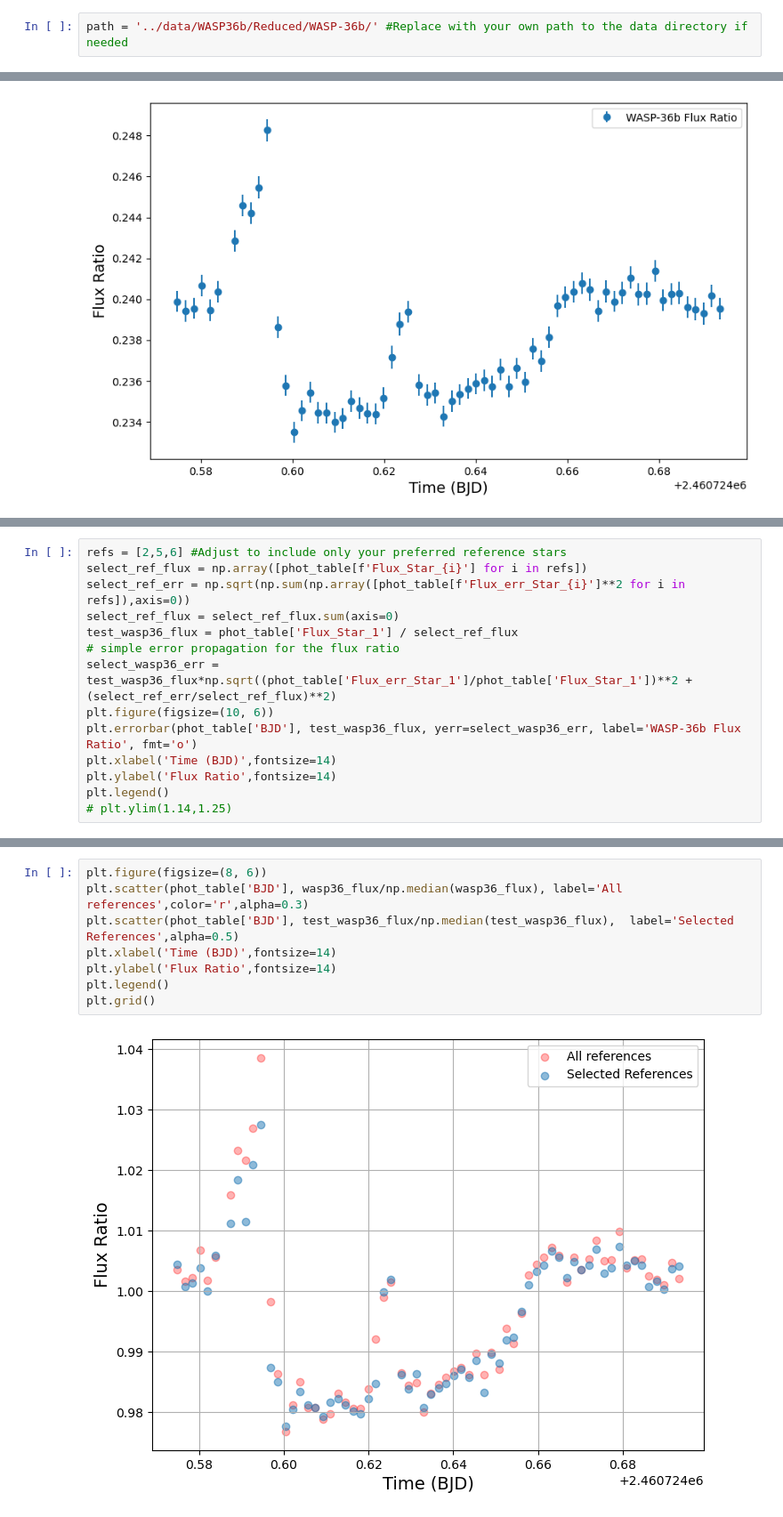
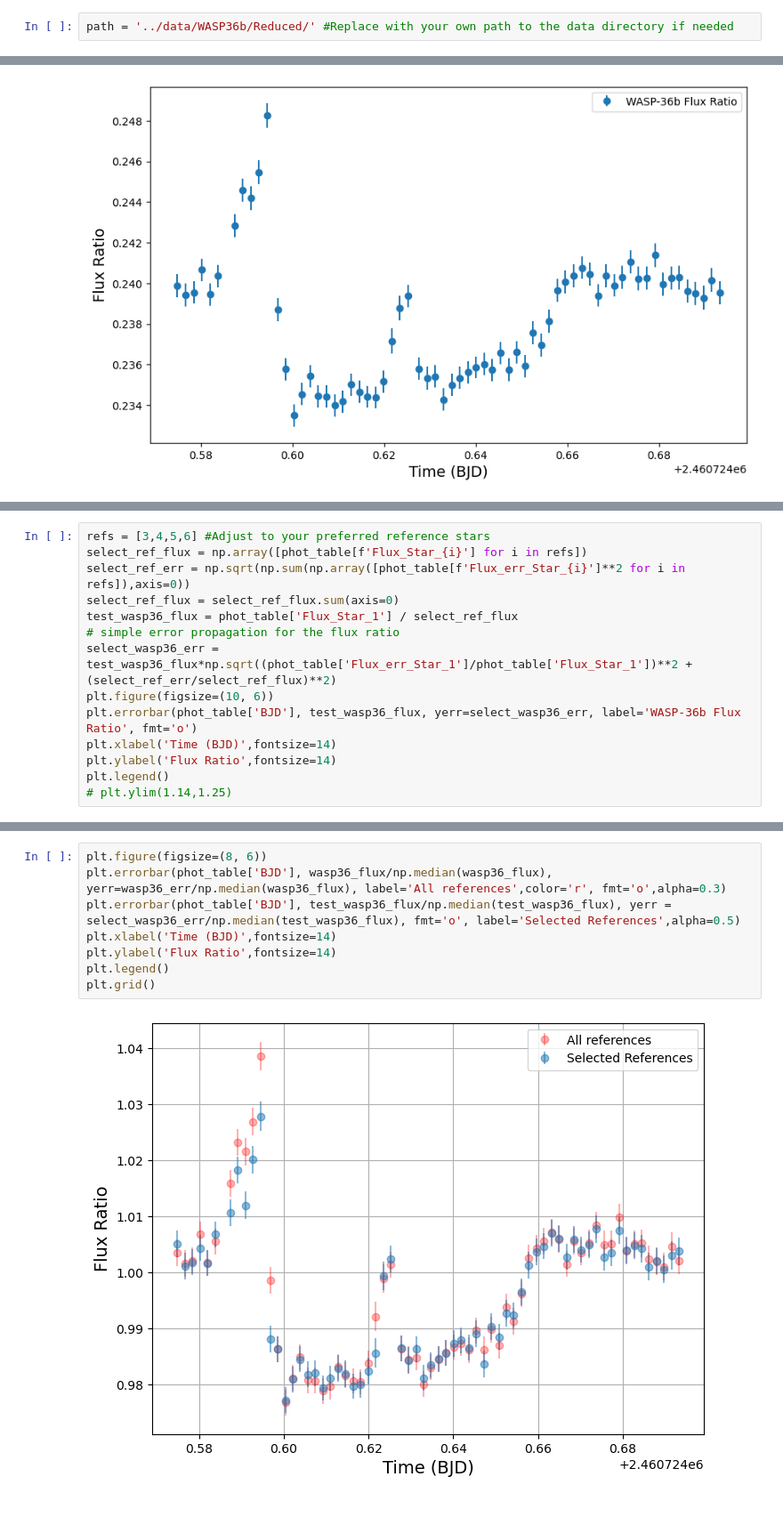
Before and after one commit to explorerjs32/rho_data_reduction_pipeline, a Jupyter notebook: sample_notebooks/Timeseries_LC_from_photometry_example.ipynb, the cells around one changed output, grey strips where cells are left out. Shown at 89% size. Cells and saved outputs as stored; diff of their text form.

```diff
--- a/sample_notebooks/Timeseries_LC_from_photometry_example.ipynb
+++ b/sample_notebooks/Timeseries_LC_from_photometry_example.ipynb
@@ -18,7 +18,7 @@ For this tutorial notebook, we will assume the user has ran the mentioned script
 # %% [markdown]
 ## Reading in your photometric data
 # %%
-path = '../data/WASP36b/Reduced/WASP-36b/' #Replace with your own path to the data directory if needed
+path = '../data/WASP36b/Reduced/' #Replace with your own path to the data directory if needed
 # %%
 phot_table = pd.read_csv(path + 'PSF_Photometry_Results/WASP-36B_R_psf_photometry_66_bins.csv')
 
@@ -152,5 +152,5 @@ However in looking at the RMS vs Magnitude plot of our reference stars relative
 # %%
-refs = [2,5,6] #Adjust to include only your preferred reference stars
+refs = [3,4,5,6] #Adjust to your preferred reference stars
 select_ref_flux = np.array([phot_table[f'Flux_Star_{i}'] for i in refs])
 select_ref_err = np.sqrt(np.sum(np.array([phot_table[f'Flux_err_Star_{i}']**2 for i in refs]),axis=0))
 select_ref_flux = select_ref_flux.sum(axis=0)
@@ -169,11 +169,11 @@ plt.legend()
 # %%
 plt.figure(figsize=(8, 6))
-plt.scatter(phot_table['BJD'], wasp36_flux/np.median(wasp36_flux), label='All references',color='r',alpha=0.3)
-plt.scatter(phot_table['BJD'], test_wasp36_flux/np.median(test_wasp36_flux),  label='Selected References',alpha=0.5)
+plt.errorbar(phot_table['BJD'], wasp36_flux/np.median(wasp36_flux), yerr=wasp36_err/np.median(wasp36_flux), label='All references',color='r', fmt='o',alpha=0.3)
+plt.errorbar(phot_table['BJD'], test_wasp36_flux/np.median(test_wasp36_flux), yerr = select_wasp36_err/np.median(test_wasp36_flux), fmt='o', label='Selected References',alpha=0.5)
 plt.xlabel('Time (BJD)',fontsize=14)
 plt.ylabel('Flux Ratio',fontsize=14)
 plt.legend()
 plt.grid()
 # %% [output]
-[figure, old version]
+[figure, new version]
 # %% [markdown]
```
Also changed, not shown: parts of 18 cells of this notebook, 8 other files.
